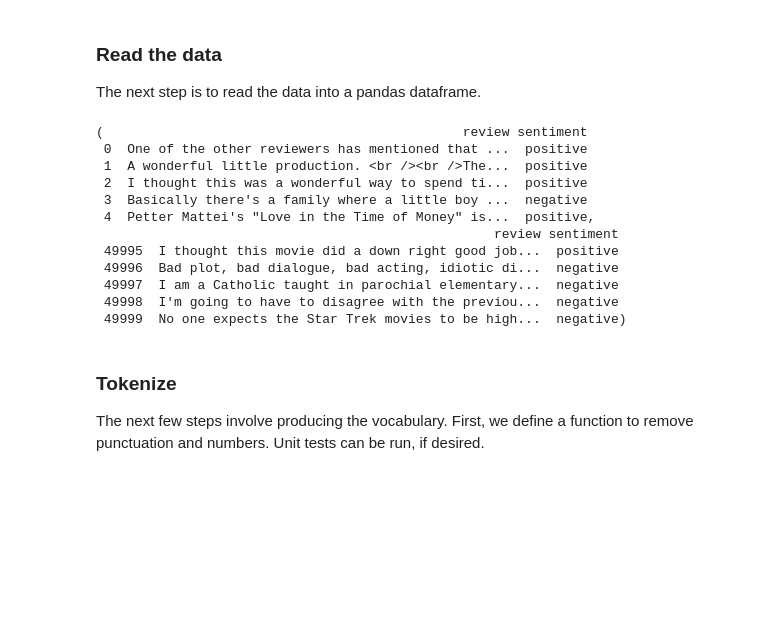
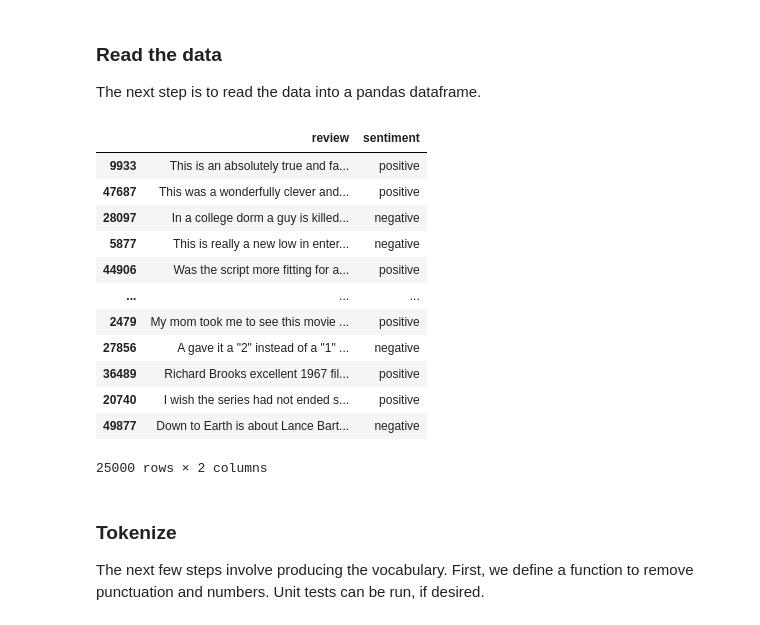
Before and after one commit to ivganev/imdb-movie-reviews, a Jupyter notebook: IMDB.ipynb, the cells around one changed output. Cells and saved outputs as stored; diff of their text form; code cells hidden in the pictures; blank space fills up the shorter version.

```diff
--- a/IMDB.ipynb
+++ b/IMDB.ipynb
@@ -83,21 +80,26 @@ The next step is to read the data into a pandas dataframe.
 # %%
 # Read the data into a pandas dataframe
 data = pd.read_csv("IMDB Dataset.csv", lineterminator='\n', converters={"review": str(), "sentiment": str()})
 num_samples = len(data)
-data.head(), data.tail()
+train_size = int(num_samples*0.5)
+test_size = num_samples - train_size
+shuffled_data = data.sample(frac=1)
+train_data, test_data = shuffled_data[:25000].copy(), shuffled_data[25000:].copy()
+train_data
 # %% [output]
+|  | review | sentiment |
+| 9933 | This is an absolutely true and fa... | positive |
+| 47687 | This was a wonderfully clever and... | positive |
+| 28097 | In a college dorm a guy is killed... | negative |
+| 5877 | This is really a new low in enter... | negative |
+| 44906 | Was the script more fitting for a... | positive |
+| ... | ... | ... |
+| 2479 | My mom took me to see this movie ... | positive |
+| 27856 | A gave it a "2" instead of a "1" ... | negative |
+| 36489 | Richard Brooks excellent 1967 fil... | positive |
+| 20740 | I wish the series had not ended s... | positive |
+| 49877 | Down to Earth is about Lance Bart... | negative |
-(                                              review sentiment
- 0  One of the other reviewers has mentioned that ...  positive
- 1  A wonderful little production. <br /><br />The...  positive
- 2  I thought this was a wonderful way to spend ti...  positive
- 3  Basically there's a family where a little boy ...  negative
- 4  Petter Mattei's "Love in the Time of Money" is...  positive,
-                                                   review sentiment
- 49995  I thought this movie did a down right good job...  positive
- 49996  Bad plot, bad dialogue, bad acting, idiotic di...  negative
- 49997  I am a Catholic taught in parochial elementary...  negative
- 49998  I'm going to have to disagree with the previou...  negative
- 49999  No one expects the Star Trek movies to be high...  negative)
+25000 rows × 2 columns
 # %% [markdown]
 ### Tokenize
 
```
Also changed, not shown: parts of 21 cells of this notebook.
